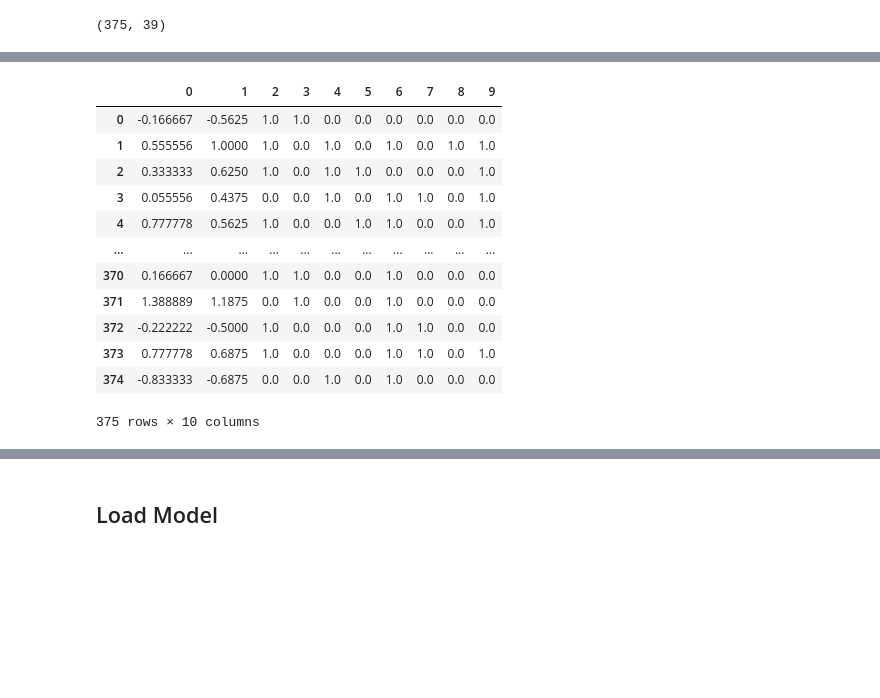
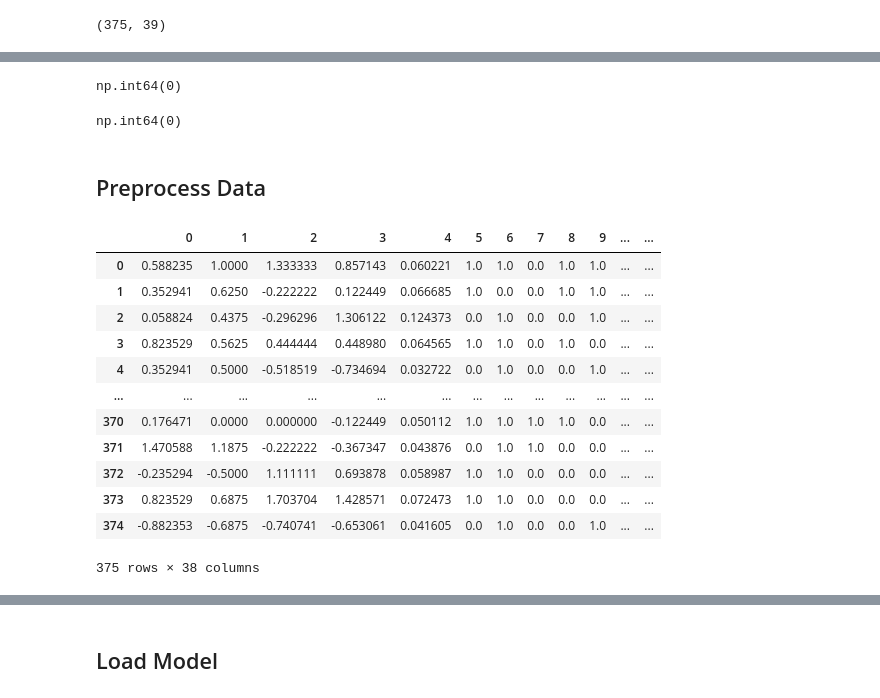
Before and after one commit to marzecovaa/spark, a Jupyter notebook: notebooks/final_model_test_seb.ipynb, the cells around one changed output, grey strips where cells are left out. Drawn from its saved outputs; the diff is of its cells as text; code cells hidden in the pictures; blank space fills up the shorter version.

Commit message:
checkpoint

```diff
--- a/notebooks/final_model_test_seb.ipynb
+++ b/notebooks/final_model_test_seb.ipynb
@@ -29,20 +84,30 @@ print(X_train_q.shape)
+# %%
+#check labels for y_train
+display((y_data[y_data["id"].isin(X_train_id)]["label"] - y_train).sum())
+#check labels for y_test
+display((y_data[y_data["id"].isin(X_test_id)]["label"] - y_test).sum())
+# %% [output]
+np.int64(0)
+np.int64(0)
+# %% [markdown]
+## Preprocess Data
 # %%
-prep = Preprocess_Q(feature_importance = True)
+prep = Preprocess_Q(feature_importance = False)
 prep.fit(X_train_q)
 X_q_train_prep = prep.transform(X_train_q)
 X_q_test_prep = prep.transform(X_test_q)
 pd.DataFrame(X_q_train_prep)
 # %% [output]
-|  | 0 | 1 | 2 | 3 | 4 | 5 | 6 | 7 | 8 | 9 |
-| 0 | -0.166667 | -0.5625 | 1.0 | 1.0 | 0.0 | 0.0 | 0.0 | 0.0 | 0.0 | 0.0 |
-| 1 | 0.555556 | 1.0000 | 1.0 | 0.0 | 1.0 | 0.0 | 1.0 | 0.0 | 1.0 | 1.0 |
-| 2 | 0.333333 | 0.6250 | 1.0 | 0.0 | 1.0 | 1.0 | 0.0 | 0.0 | 0.0 | 1.0 |
-| 3 | 0.055556 | 0.4375 | 0.0 | 0.0 | 1.0 | 0.0 | 1.0 | 1.0 | 0.0 | 1.0 |
-| 4 | 0.777778 | 0.5625 | 1.0 | 0.0 | 0.0 | 1.0 | 1.0 | 0.0 | 0.0 | 1.0 |
-| ... | ... | ... | ... | ... | ... | ... | ... | ... | ... | ... |
-| 370 | 0.166667 | 0.0000 | 1.0 | 1.0 | 0.0 | 0.0 | 1.0 | 0.0 | 0.0 | 0.0 |
-| 371 | 1.388889 | 1.1875 | 0.0 | 1.0 | 0.0 | 0.0 | 1.0 | 0.0 | 0.0 | 0.0 |
-| 372 | -0.222222 | -0.5000 | 1.0 | 0.0 | 0.0 | 0.0 | 1.0 | 1.0 | 0.0 | 0.0 |
-| 373 | 0.777778 | 0.6875 | 1.0 | 0.0 | 0.0 | 0.0 | 1.0 | 1.0 | 0.0 | 1.0 |
-| 374 | -0.833333 | -0.6875 | 0.0 | 0.0 | 1.0 | 0.0 | 1.0 | 0.0 | 0.0 | 0.0 |
+|  | 0 | 1 | 2 | 3 | 4 | 5 | 6 | 7 | 8 | 9 | ... | ... |
+| 0 | 0.588235 | 1.0000 | 1.333333 | 0.857143 | 0.060221 | 1.0 | 1.0 | 0.0 | 1.0 | 1.0 | ... | ... |
+| 1 | 0.352941 | 0.6250 | -0.222222 | 0.122449 | 0.066685 | 1.0 | 0.0 | 0.0 | 1.0 | 1.0 | ... | ... |
+| 2 | 0.058824 | 0.4375 | -0.296296 | 1.306122 | 0.124373 | 0.0 | 1.0 | 0.0 | 0.0 | 1.0 | ... | ... |
+| 3 | 0.823529 | 0.5625 | 0.444444 | 0.448980 | 0.064565 | 1.0 | 1.0 | 0.0 | 1.0 | 0.0 | ... | ... |
+| 4 | 0.352941 | 0.5000 | -0.518519 | -0.734694 | 0.032722 | 0.0 | 1.0 | 0.0 | 0.0 | 1.0 | ... | ... |
+| ... | ... | ... | ... | ... | ... | ... | ... | ... | ... | ... | ... | ... |
+| 370 | 0.176471 | 0.0000 | 0.000000 | -0.122449 | 0.050112 | 1.0 | 1.0 | 1.0 | 1.0 | 0.0 | ... | ... |
+| 371 | 1.470588 | 1.1875 | -0.222222 | -0.367347 | 0.043876 | 0.0 | 1.0 | 1.0 | 0.0 | 0.0 | ... | ... |
+| 372 | -0.235294 | -0.5000 | 1.111111 | 0.693878 | 0.058987 | 1.0 | 1.0 | 0.0 | 0.0 | 0.0 | ... | ... |
+| 373 | 0.823529 | 0.6875 | 1.703704 | 1.428571 | 0.072473 | 1.0 | 1.0 | 0.0 | 0.0 | 0.0 | ... | ... |
+| 374 | -0.882353 | -0.6875 | -0.740741 | -0.653061 | 0.041605 | 0.0 | 1.0 | 0.0 | 0.0 | 1.0 | ... | ... |
-375 rows × 10 columns
+375 rows × 38 columns
```
Also changed, not shown: parts of 14 cells of this notebook.
